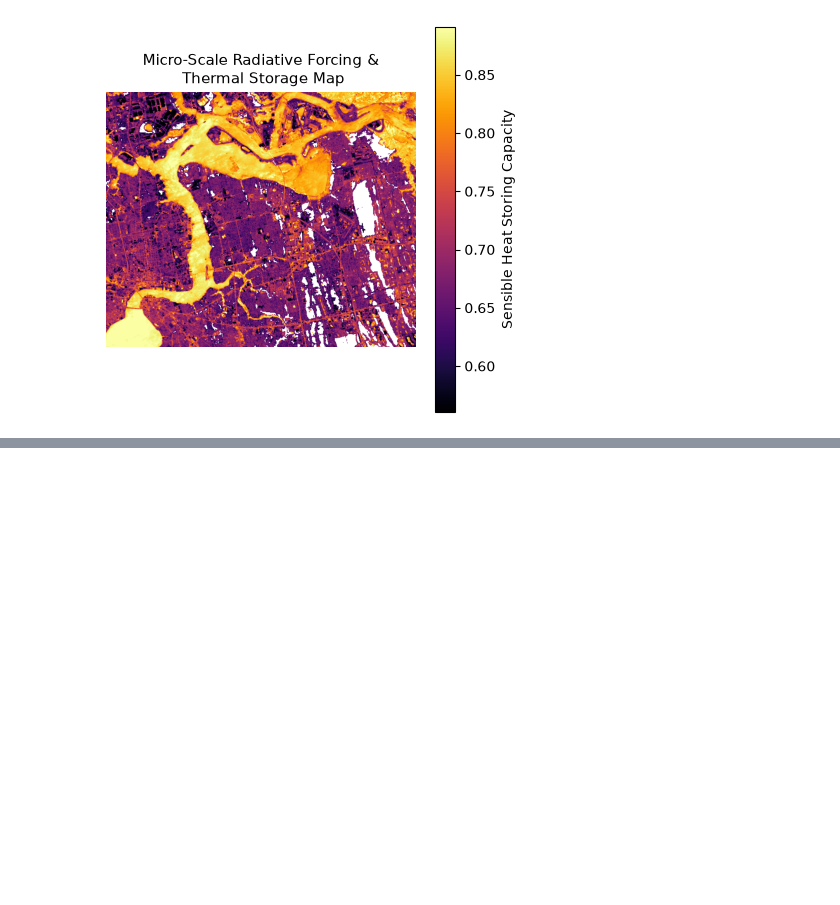
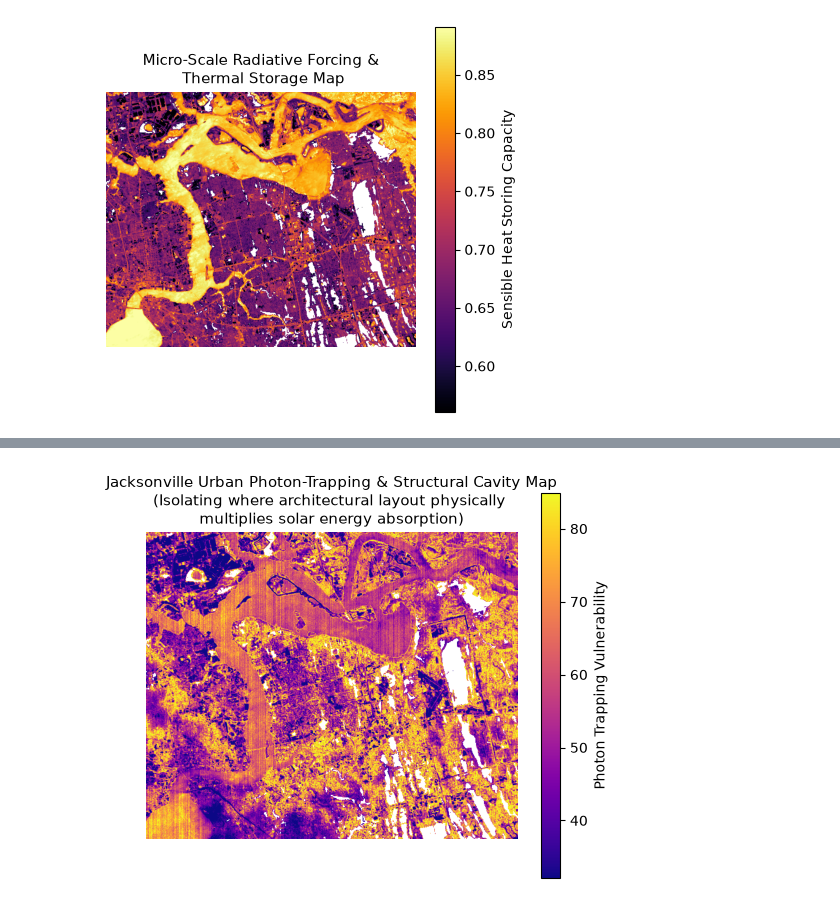
Before and after one commit to rupakqen/Tanager-Open-Data-Competition, a Jupyter notebook: Jacksonville.ipynb, the cells around one changed output, grey strips where cells are left out. Saved outputs shown, nothing was run; the diff lists cells and outputs as text; code cells hidden in the pictures; blank space fills up the shorter version.

```diff
--- a/Jacksonville.ipynb
+++ b/Jacksonville.ipynb
@@ -462,0 +464,32 @@ plt.show()
+# %%
+# 1. Isolate the Clear SWIR Geometrical Window (1200 - 1310 nm)
+idx_start = np.argmin(abs(wavelengths - 1200))
+idx_end = np.argmin(abs(wavelengths - 1310))
+
+# Calculate the local spectral slope
+# Flat/low slopes under high absorption indicate trapped light fields
+spectral_slope = sr_cube[idx_end, :, :] - sr_cube[idx_start, :, :]
+
+# 2. Extract Visible Albedo to baseline building density (Band 55 ~ 650nm)
+visible_ref = sr_cube[55, :, :]
+
+# 3. Compute the Anisotropic Cavity Trap Index (ACTI)
+# Isolates highly dense, complex geometries that trap shortwave photons
+acti = (1.0 - visible_ref) / (np.abs(spectral_slope) + 0.01)
+
+# Mask out water and deep shadows to isolate built geometry
+valid_mask = (sr_cube[55, :, :] > 0.04) & (sr_cube[idx_start, :, :] > 0.04)
+acti[~valid_mask] = np.nan
+
+# Normalize for extreme visualization stretch
+vmin, vmax = np.nanpercentile(acti, [5, 95])
+
+# --- Plot the Architectural Physics Map ---
+plt.figure(figsize=(6, 5))
+plt.imshow(acti, cmap='plasma', vmin=vmin, vmax=vmax)
+plt.colorbar(label='Photon Trapping Vulnerability')
+plt.title("Jacksonville Urban Photon-Trapping & Structural Cavity Map\n(Isolating where architectural layout physically \nmultiplies solar energy absorption)", fontsize=11)
+plt.axis('off')
+plt.show()
+# %% [output]
+[figure, added]
```
Also changed, not shown: parts of 4 cells of this notebook.
